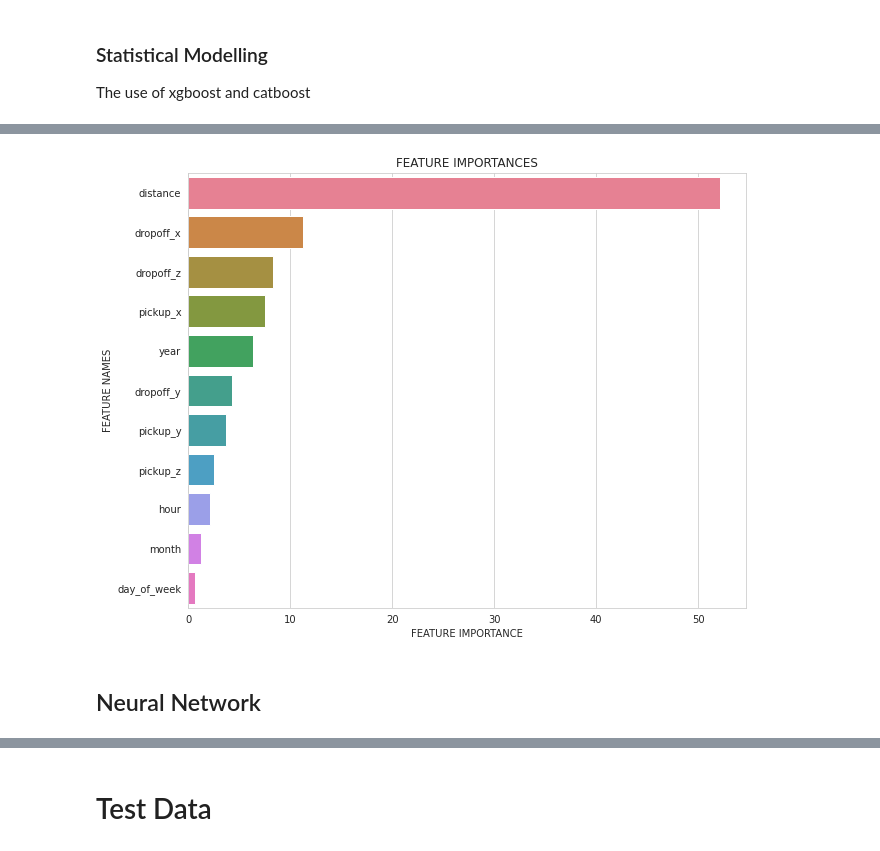
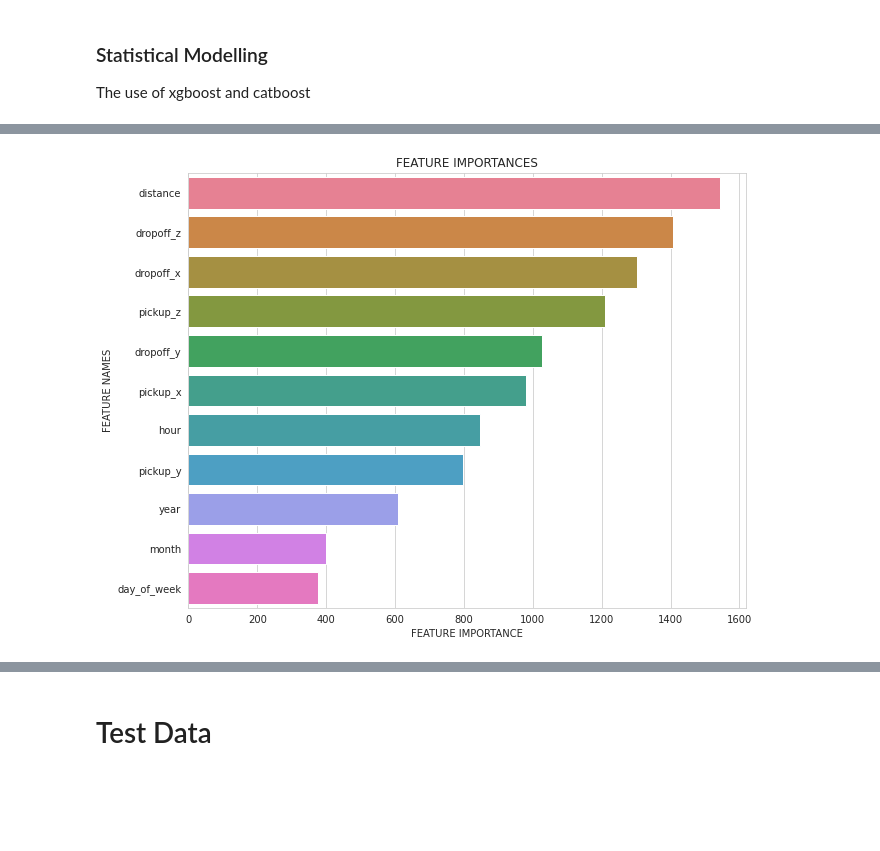
Before and after one commit to KimaniKibuthu/Taxi-fare-prediction, a Jupyter notebook: Taxi_Fare_Prediction.ipynb, the cells around one changed output, grey strips where cells are left out. Saved outputs shown, nothing was run; the diff lists cells and outputs as text; code cells hidden in the pictures; blank space fills up the shorter version.

```diff
--- a/Taxi_Fare_Prediction.ipynb
+++ b/Taxi_Fare_Prediction.ipynb
@@ -636,0 +752,11 @@ sns.distplot(train_with_distance['distance'])
+# %%
+# create bins
+
+train_with_distance['fare_bin'] = pd.cut(train_with_distance['fare_amount'],
+                                         bins=list(range(0, 50, 5))).astype(str)
+
+# Uppermost bin
+train_with_distance.loc[train_with_distance['fare_bin'] == 'nan', 'fare_bin'] = '[45+]'
+
+# Adjust bin so the sorting is correct
+train_with_distance.loc[train_with_distance['fare_bin'] == '(5, 10]', 'fare_bin'] = '(05, 10]'
@@ -700,7 +847,13 @@ y = train_with_distance['fare_amount']
 # %%
 # Split
 x_train, x_test, y_train, y_test = train_test_split(x, y, test_size=0.2,
-                                                    random_state=RANDOM_STATE)
+                                                    random_state=RANDOM_STATE,
+                                                    stratify=train_with_distance['fare_bin'])
+# %%
+x_train.reset_index(drop=True, inplace=True)
+x_test.reset_index(drop=True, inplace=True)
+y_train.reset_index(drop=True, inplace=True)
+y_test.reset_index(drop=True, inplace=True)
 # %% [markdown]
 # Modelling
 
@@ -711,8 +864,12 @@ The use of xgboost and catboost
 # %%
 # Define models
 xgb = XGBRegressor(objective='reg:squarederror', random_state=RANDOM_STATE)
-cat = CatBoostRegressor(verbose=False, random_state=RANDOM_STATE)
-lgb = LGBMRegressor(random_state=RANDOM_STATE)
+cat = CatBoostRegressor(verbose=False, random_state=RANDOM_STATE,
+                        task_type='GPU' )
+lgb = LGBMRegressor(boosting_type = 'goss',
+                    learning_rate = 0.09897487539406283,
+                    n_estimators = 350,
+                    random_state=RANDOM_STATE)
 
 models = [xgb, cat, lgb]
 # %%
@@ -735,6 +893,4 @@ Model LGBMRegressor(boosting_type='gbdt', class_weight=None, colsample_bytree=1.
 # %%
-plot_feature_importance(cat, x_train)
+plot_feature_importance(lgb, x_train)
 # %% [output]
-[figure, old version]
+[figure, new version]
-# %% [markdown]
-## Neural Network
```
Also changed, not shown: parts of 48 cells of this notebook.
